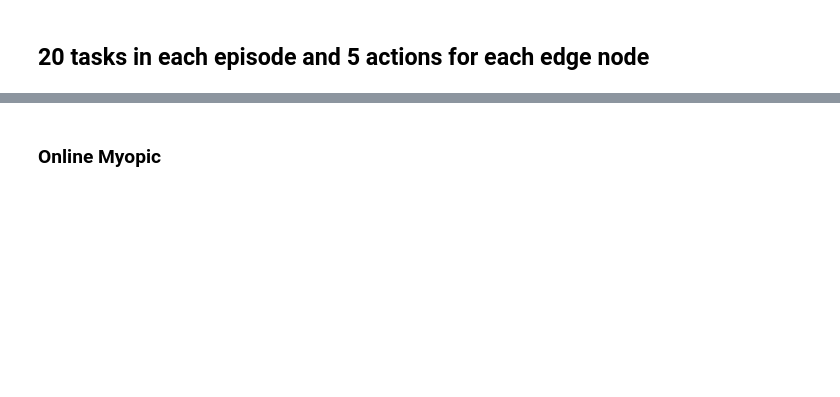
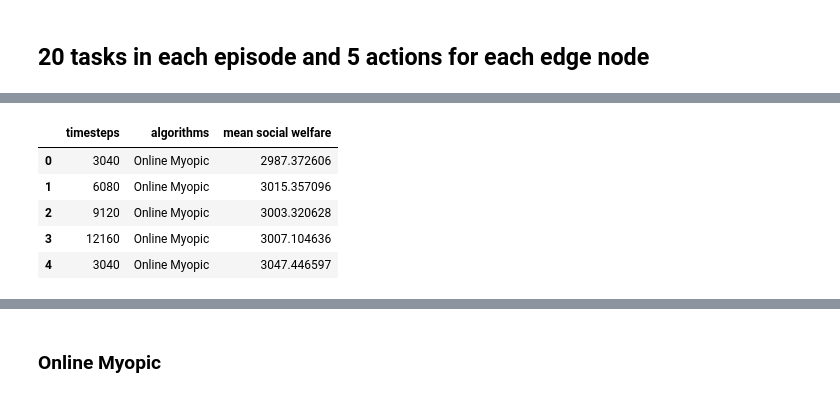
Before and after one commit to fb1n15/edge-cloud-resource-allocation-using-MARL, a Jupyter notebook: src/jupyter_notebooks/Analysis_of_results.ipynb, the cells around one changed output, grey strips where cells are left out. Cells and saved outputs as stored; diff of their text form; code cells hidden in the pictures; blank space fills up the shorter version.

```diff
--- a/src/jupyter_notebooks/Analysis_of_results.ipynb
+++ b/src/jupyter_notebooks/Analysis_of_results.ipynb
@@ -73,0 +98,9 @@ df_results.head()
+# %%
+df_results_preproc.head()
+# %% [output]
+|  | timesteps | algorithms | mean social welfare |
+| 0 | 3040 | Online Myopic | 2987.372606 |
+| 1 | 6080 | Online Myopic | 3015.357096 |
+| 2 | 9120 | Online Myopic | 3003.320628 |
+| 3 | 12160 | Online Myopic | 3007.104636 |
+| 4 | 3040 | Online Myopic | 3047.446597 |
```
Also changed, not shown: parts of 24 cells of this notebook, 5 other files.
